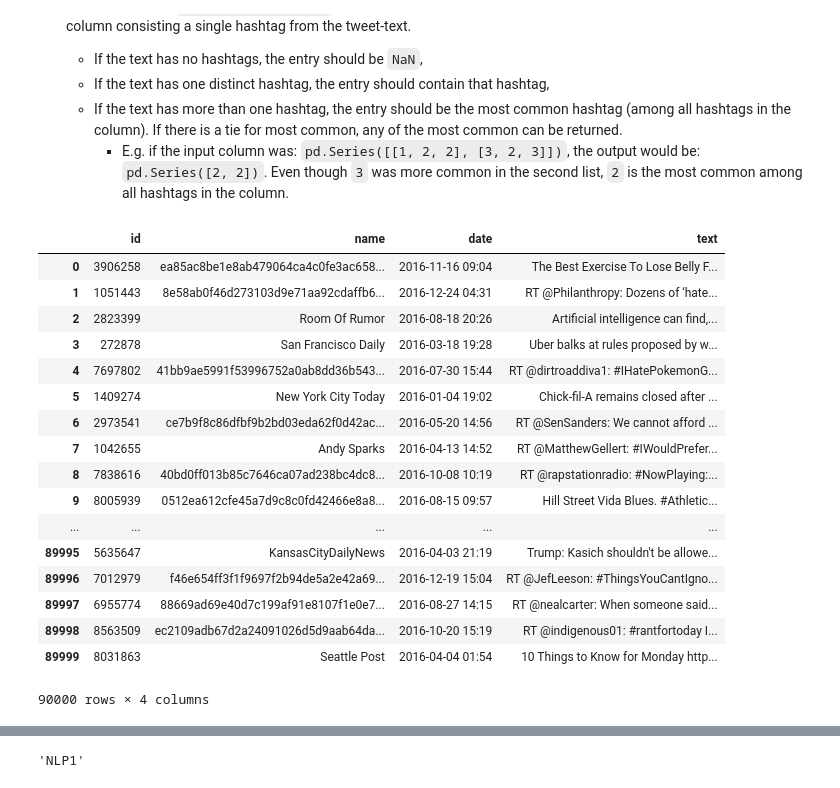
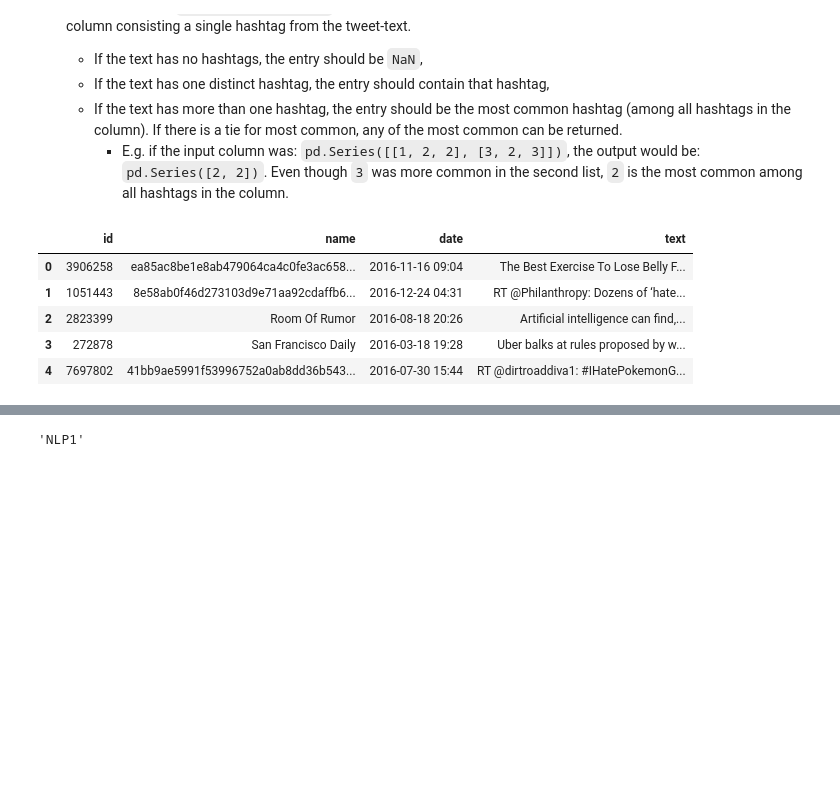
Before and after one commit to AECassAWei/dsc80-wi20, a Jupyter notebook: labs/lab07/lab07.ipynb, the cells around one changed output, grey strips where cells are left out. Drawn from its saved outputs; the diff is of its cells as text; code cells hidden in the pictures; blank space fills up the shorter version.

```diff
--- a/labs/lab07/lab07.ipynb
+++ b/labs/lab07/lab07.ipynb
@@ -872,26 +1126,14 @@ You may assume that a hashtag is any string without whitespace following a `#` (
 # %%
 fp = os.path.join('data', 'ira.csv')
 ira = pd.read_csv(fp, names=['id', 'name', 'date', 'text'])
-ira
+ira.head()
 # %% [output]
 |  | id | name | date | text |
 | 0 | 3906258 | ea85ac8be1e8ab479064ca4c0fe3ac658... | 2016-11-16 09:04 | The Best Exercise To Lose Belly F... |
 | 1 | 1051443 | 8e58ab0f46d273103d9e71aa92cdaffb6... | 2016-12-24 04:31 | RT @Philanthropy: Dozens of ‘hate... |
 | 2 | 2823399 | Room Of Rumor | 2016-08-18 20:26 | Artificial intelligence can find,... |
 | 3 | 272878 | San Francisco Daily | 2016-03-18 19:28 | Uber balks at rules proposed by w... |
 | 4 | 7697802 | 41bb9ae5991f53996752a0ab8dd36b543... | 2016-07-30 15:44 | RT @dirtroaddiva1: #IHatePokemonG... |
-| 5 | 1409274 | New York City Today | 2016-01-04 19:02 | Chick-fil-A remains closed after ... |
-| 6 | 2973541 | ce7b9f8c86dfbf9b2bd03eda62f0d42ac... | 2016-05-20 14:56 | RT @SenSanders: We cannot afford ... |
-| 7 | 1042655 | Andy Sparks | 2016-04-13 14:52 | RT @MatthewGellert: #IWouldPrefer... |
-| 8 | 7838616 | 40bd0ff013b85c7646ca07ad238bc4dc8... | 2016-10-08 10:19 | RT @rapstationradio: #NowPlaying:... |
-| 9 | 8005939 | 0512ea612cfe45a7d9c8c0fd42466e8a8... | 2016-08-15 09:57 | Hill Street Vida Blues. #Athletic... |
-| ... | ... | ... | ... | ... |
-| 89995 | 5635647 | KansasCityDailyNews | 2016-04-03 21:19 | Trump: Kasich shouldn't be allowe... |
-| 89996 | 7012979 | f46e654ff3f1f9697f2b94de5a2e42a69... | 2016-12-19 15:04 | RT @JefLeeson: #ThingsYouCantIgno... |
-| 89997 | 6955774 | 88669ad69e40d7c199af91e8107f1e0e7... | 2016-08-27 14:15 | RT @nealcarter: When someone said... |
-| 89998 | 8563509 | ec2109adb67d2a24091026d5d9aab64da... | 2016-10-20 15:19 | RT @indigenous01: #rantfortoday I... |
-| 89999 | 8031863 | Seattle Post | 2016-04-04 01:54 | 10 Things to Know for Monday http... |
-90000 rows × 4 columns
 # %%
 tweet_text = ira['text']
 hashtag_pat = '#(\w+)'
```
Also changed, not shown: parts of 73 cells of this notebook, 2 other files.
